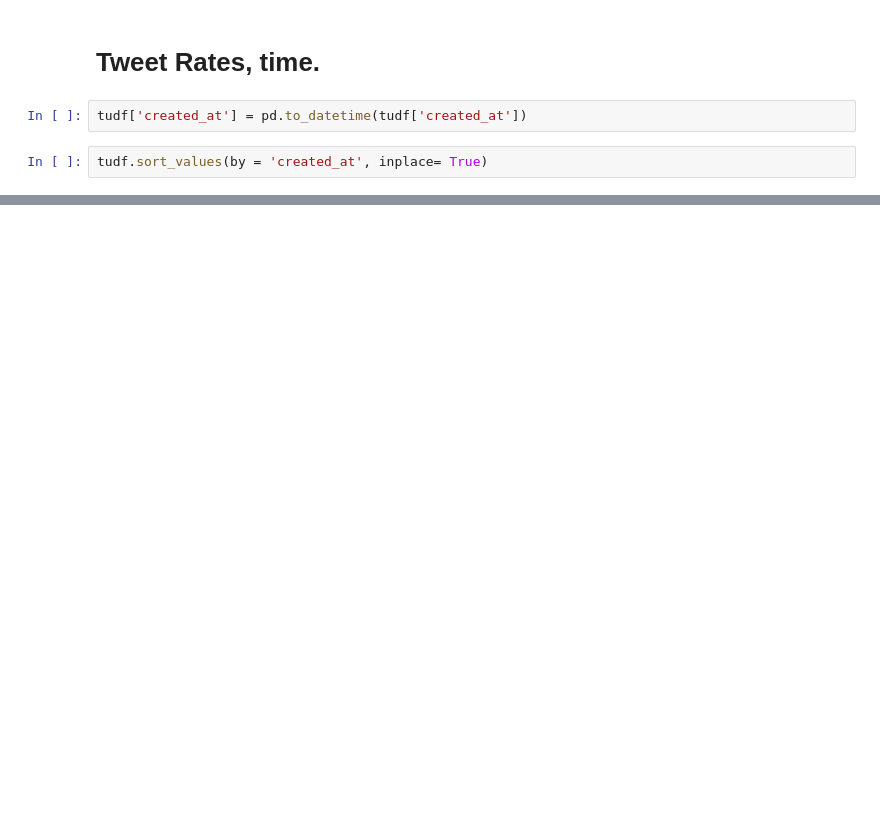
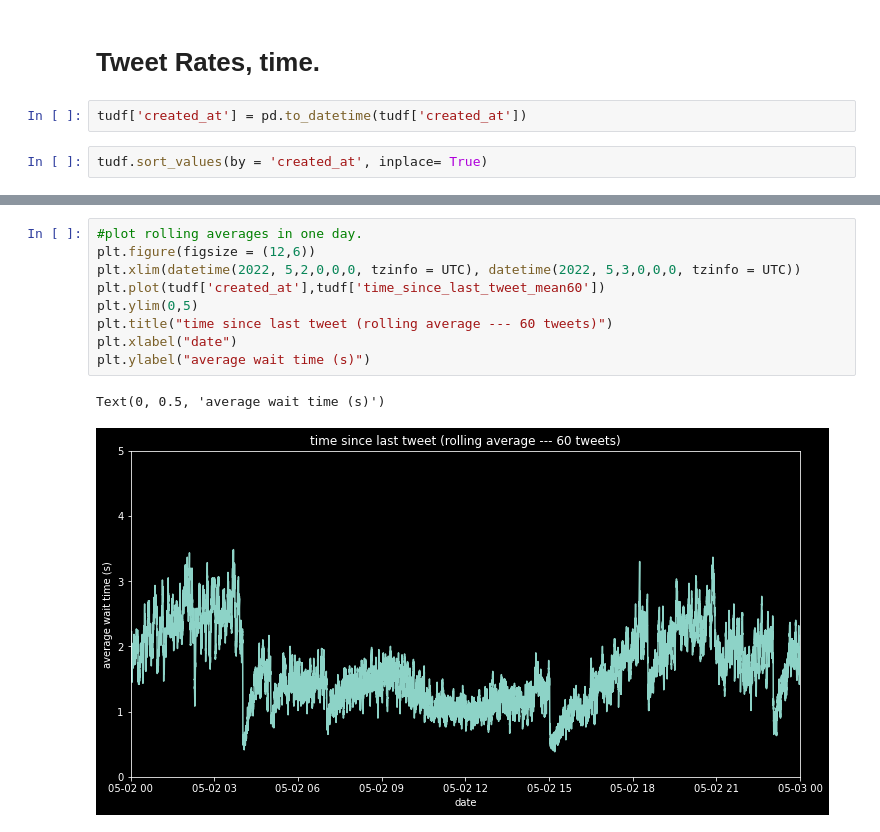
Before and after one commit to dtersegno/capstone, a Jupyter notebook: data_acquisition/4_EDA.ipynb, the cells around one changed output, grey strips where cells are left out. Cells and saved outputs as stored; diff of their text form; blank space fills up the shorter version.

```diff
--- a/data_acquisition/4_EDA.ipynb
+++ b/data_acquisition/4_EDA.ipynb
@@ -667,0 +751,12 @@ str.replace
+# %%
+#plot rolling averages in one day.
+plt.figure(figsize = (12,6))
+plt.xlim(datetime(2022, 5,2,0,0,0, tzinfo = UTC), datetime(2022, 5,3,0,0,0, tzinfo = UTC))
+plt.plot(tudf['created_at'],tudf['time_since_last_tweet_mean60'])
+plt.ylim(0,5)
+plt.title("time since last tweet (rolling average --- 60 tweets)")
+plt.xlabel("date")
+plt.ylabel("average wait time (s)")
+# %% [output]
+Text(0, 0.5, 'average wait time (s)')
+[figure, added]
```
Also changed, not shown: parts of 115 cells of this notebook, 1 other file.
